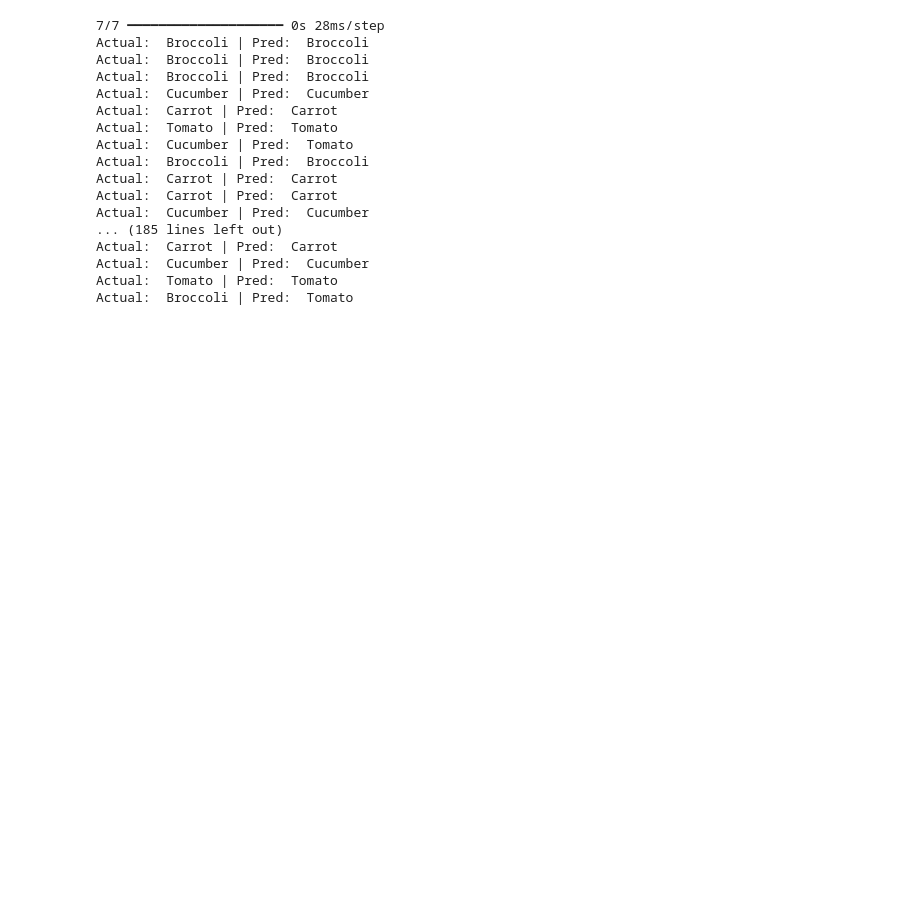
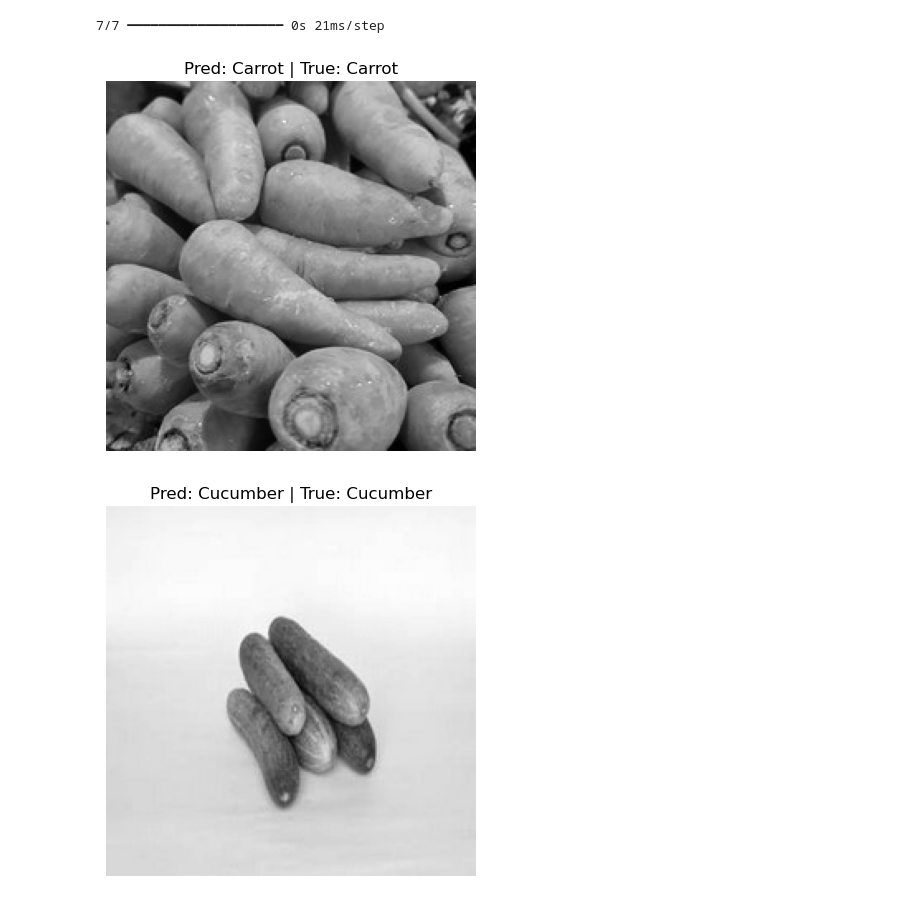
Before and after one commit to FadhRach/LAB-AI-Semester-5, a Jupyter notebook: LAB-DeepLearning/latihanquizpt1/quizz.ipynb, the cells around one changed output. Saved outputs shown, nothing was run; the diff lists cells and outputs as text; code cells hidden in the pictures; blank space fills up the shorter version.

```diff
--- a/LAB-DeepLearning/latihanquizpt1/quizz.ipynb
+++ b/LAB-DeepLearning/latihanquizpt1/quizz.ipynb
@@ -128,23 +137,16 @@ model.evaluate(x_test, y_test)
 # %%
 pred_result = model.predict(x_test)
 
-for i, prediction in enumerate(pred_result):
-    print("Actual: ", CLASS_NAMES[np.argmax(y_test[i])], "| Pred: ", CLASS_NAMES[np.argmax(prediction)])
+# Tampilkan gambar test ke-0 sampai ke-8 (ganti range sesuai kebutuhan, misal range(20, 30))
+for i in range(0, 3):
+    pred = CLASS_NAMES[np.argmax(pred_result[i])]   # kelas prediksi
+    true = CLASS_NAMES[np.argmax(y_test[i])]        # kelas asli (y_test masih one-hot)
+
+    plt.imshow(x_test[i].squeeze(), cmap="gray")    # squeeze: (224, 224, 1) -> (224, 224)
+    plt.title(f"Pred: {pred} | True: {true}")
+    plt.axis("off")
+    plt.show()
 # %% [output]
-7/7 ━━━━━━━━━━━━━━━━━━━━ 0s 28ms/step
-Actual:  Broccoli | Pred:  Broccoli
-Actual:  Broccoli | Pred:  Broccoli
-Actual:  Broccoli | Pred:  Broccoli
-Actual:  Cucumber | Pred:  Cucumber
-Actual:  Carrot | Pred:  Carrot
-Actual:  Tomato | Pred:  Tomato
-Actual:  Cucumber | Pred:  Tomato
-Actual:  Broccoli | Pred:  Broccoli
-Actual:  Carrot | Pred:  Carrot
-Actual:  Carrot | Pred:  Carrot
-Actual:  Cucumber | Pred:  Cucumber
-... (185 lines left out)
-Actual:  Carrot | Pred:  Carrot
-Actual:  Cucumber | Pred:  Cucumber
-Actual:  Tomato | Pred:  Tomato
-Actual:  Broccoli | Pred:  Tomato
+7/7 ━━━━━━━━━━━━━━━━━━━━ 0s 21ms/step
+[figure, added]
+[figure, added]
```
Also changed, not shown: parts of 8 cells of this notebook, 3 other files.
